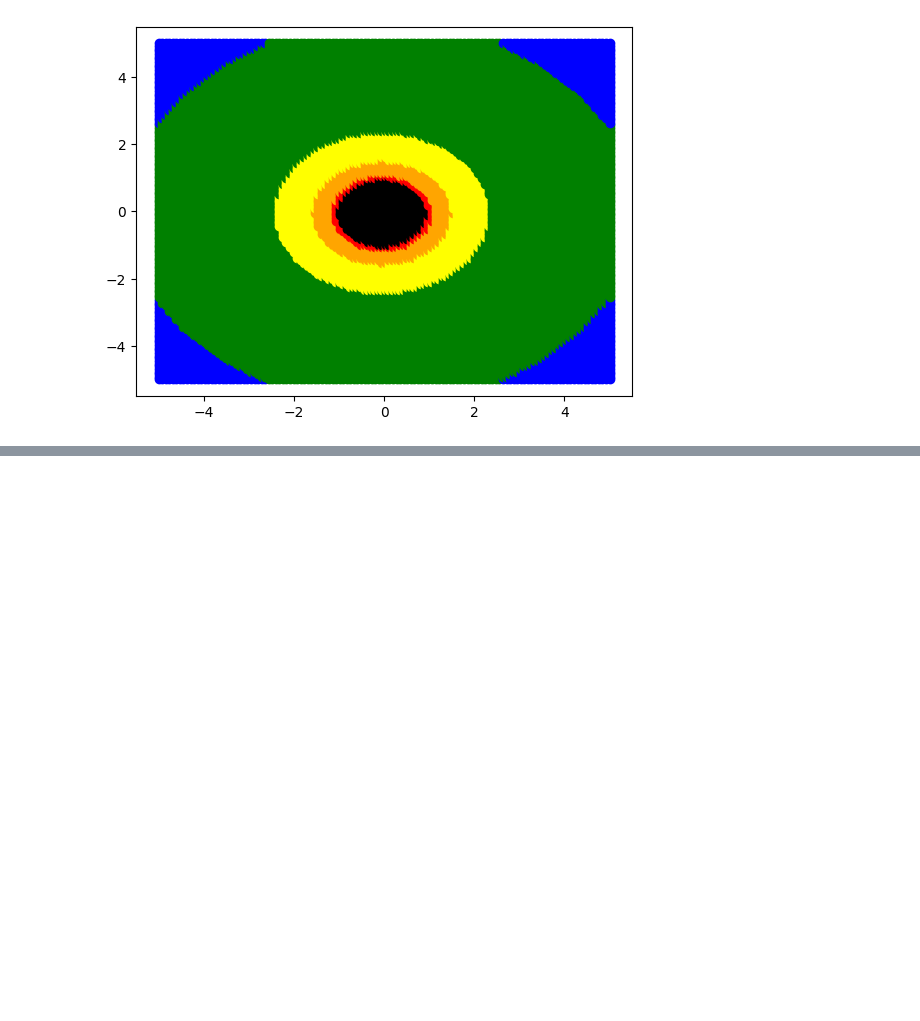
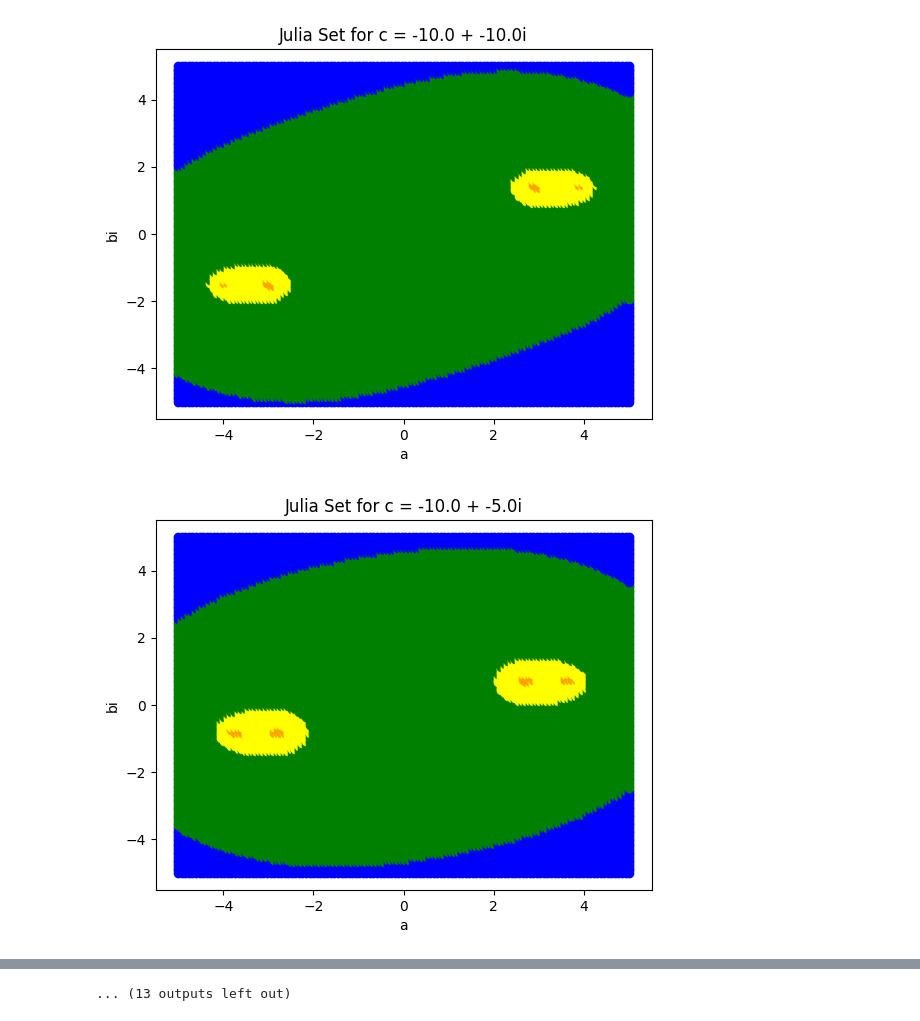
Before and after one commit to ZilD117/Comp-Physics, a Jupyter notebook: Julia Set.ipynb, the cells around one changed output, grey strips where cells are left out. Drawn from its saved outputs; the diff is of its cells as text; code cells hidden in the pictures; blank space fills up the shorter version.

```diff
--- a/Julia Set.ipynb
+++ b/Julia Set.ipynb
@@ -9,7 +9,6 @@ yrange = [-5, 5]
 n = 128
 zmax = 1000
 itmax = 100
-c = complex(0, 0)
 
 # Find absolute value of complex number
 def absCom(z):
@@ -23,7 +22,7 @@ def isInSet(z, c):
     it = 0
 
     while belowMax and it < itmax:
-        z = (z**2)+c
+        z = (z**2) + c
         belowMax = absCom(z) < zmax
         it += 1
 
@@ -53,21 +79,12 @@ for i in range(0, n**2):
-# %%
-# Plot results
-for i in range (0, n**2):
-    if julia[i] == 100:
-        plt.plot(xpoints[i], ypoints[i], marker='o', c='black')
-    elif julia[i] > 6:
-        plt.plot(xpoints[i], ypoints[i], marker='o', c='red')
-    elif julia[i] <= 6 and julia[i] > 4:
-        plt.plot(xpoints[i], ypoints[i], marker='o', c='orange')
-    elif julia[i] == 4:
-        plt.plot(xpoints[i], ypoints[i], marker='o', c='yellow')
-    elif julia[i] == 3:
-        plt.plot(xpoints[i], ypoints[i], marker='o', c='green')
-    elif julia[i] == 2:
-        plt.plot(xpoints[i], ypoints[i], marker='o', c='blue')
-    elif julia[i] == 1:
-        plt.plot(xpoints[i], ypoints[i], marker='o', c='black')
-
-plt.show()
-# %% [output]
-[figure, removed]
+# %%
+xc = np.linspace(-10, 10, 5)
+yc = np.linspace(-10, 10, 5)
+
+for i in range(0, len(xc)):
+    for j in range(0, len(yc)):
+        c = complex(xc[i],yc[j])
+        julia = generateJulia(c)
+        plotJulia(c)
+# %% [output]
+[figure, added]
+[figure, added]
@@ -73,0 +101 @@ plt.show()
+... (13 outputs left out)
```
Also changed, not shown: parts of 2 cells of this notebook.
